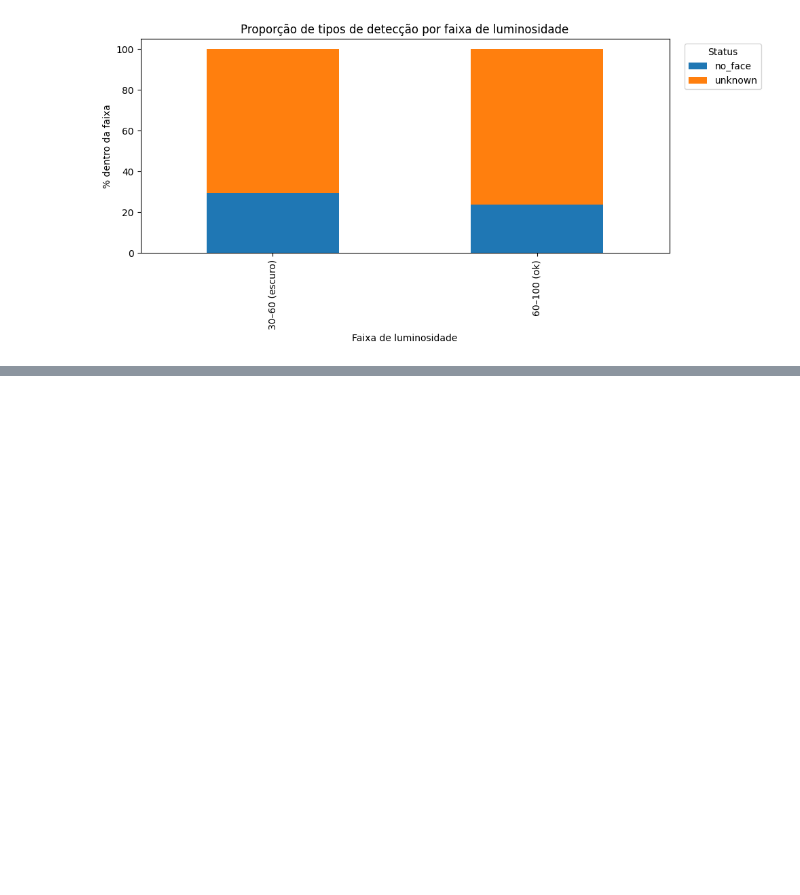
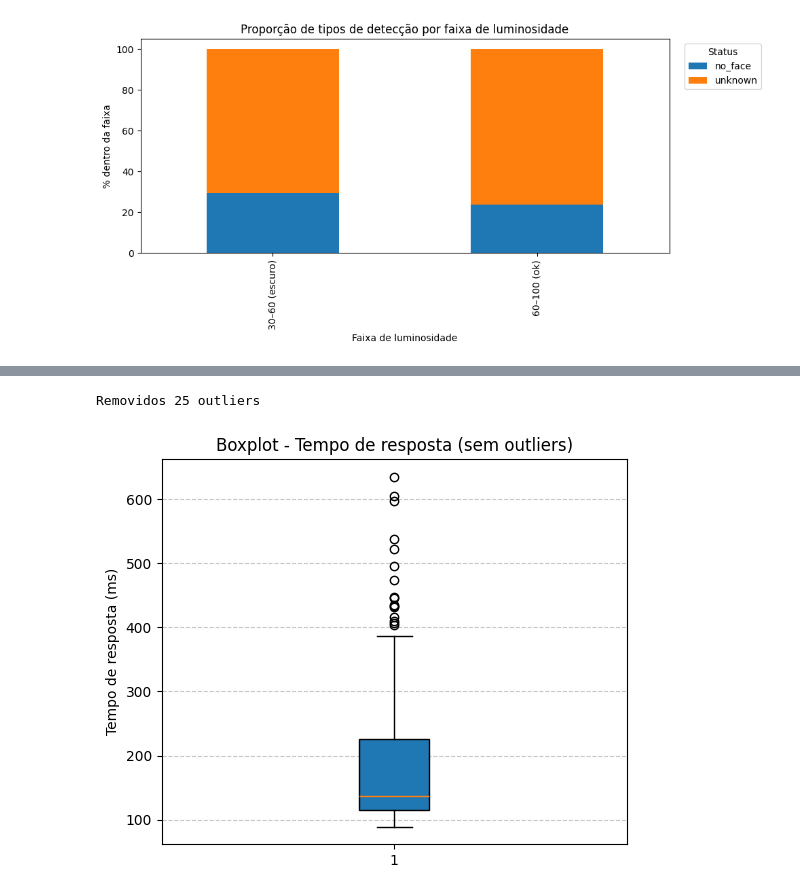
Before and after one commit to ToxicOtter/teste-tcc, a Jupyter notebook: analise.ipynb, the cells around one changed output, grey strips where cells are left out. Cells and saved outputs as stored; diff of their text form; code cells hidden in the pictures; blank space fills up the shorter version.

```diff
--- a/analise.ipynb
+++ b/analise.ipynb
@@ -145,0 +197,33 @@ grafico_percentual_por_luz(df)
+# %%
+# Supondo que já tenha o DataFrame
+df_valid = df[df["tempo_resposta_ms"].notnull()].copy()
+
+# Calcula Q1 (25%) e Q3 (75%)
+Q1 = df_valid["tempo_resposta_ms"].quantile(0.25)
+Q3 = df_valid["tempo_resposta_ms"].quantile(0.75)
+IQR = Q3 - Q1
+
+# Define limites inferior e superior
+limite_inferior = Q1 - 1.5 * IQR
+limite_superior = Q3 + 1.5 * IQR
+
+# Filtra sem outliers
+df_sem_outliers = df_valid[
+    (df_valid["tempo_resposta_ms"] >= limite_inferior) &
+    (df_valid["tempo_resposta_ms"] <= limite_superior)
+]
+
+print(f"Removidos {len(df_valid) - len(df_sem_outliers)} outliers")
+
+# Plota boxplot sem outliers
+plt.figure(figsize=(6, 5))
+plt.boxplot(df_sem_outliers["tempo_resposta_ms"], vert=True, patch_artist=True)
+
+plt.title("Boxplot - Tempo de resposta (sem outliers)")
+plt.ylabel("Tempo de resposta (ms)")
+plt.grid(axis="y", linestyle="--", alpha=0.7)
+
+plt.show()
+# %% [output]
+Removidos 25 outliers
+[figure, added]
```
Also changed, not shown: parts of 6 cells of this notebook.
